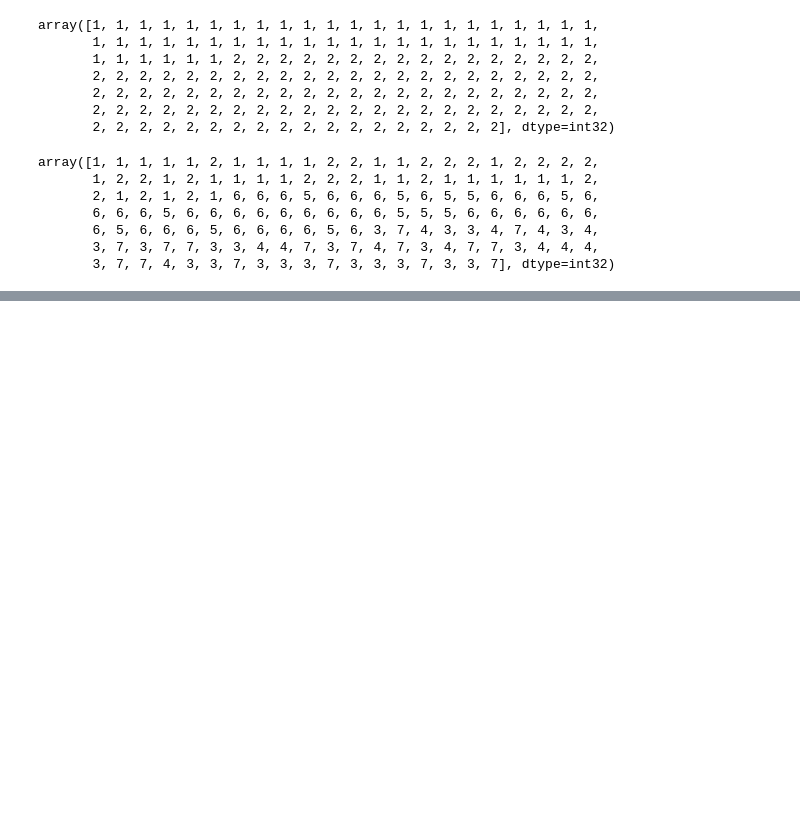
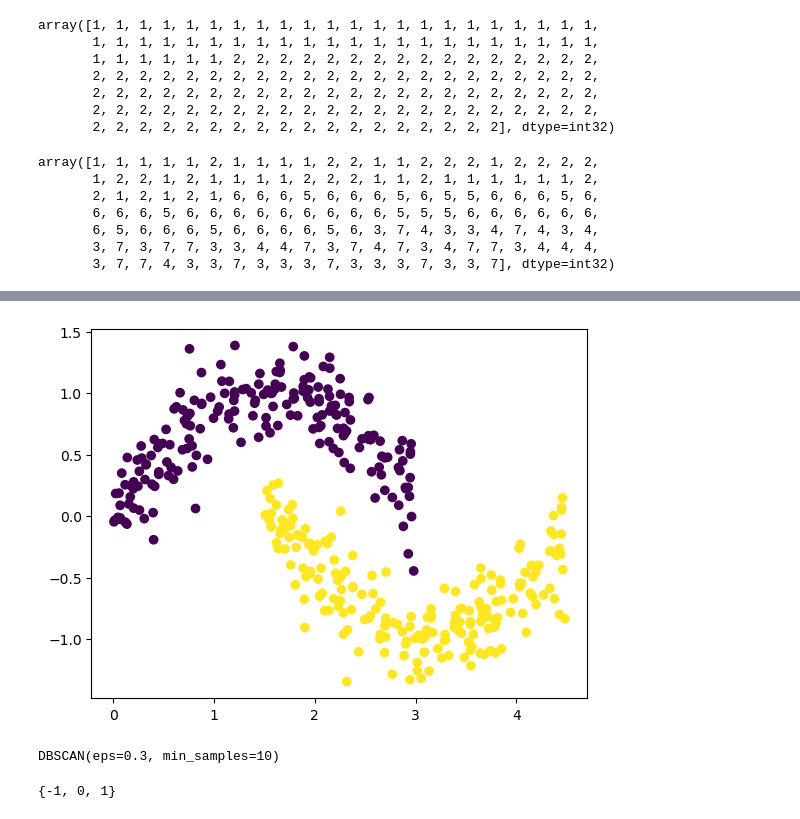
Before and after one commit to yisy0703/ai, a Jupyter notebook: source/13_MachineLearning/2장_군집분석.ipynb, the cells around one changed output, grey strips where cells are left out. Saved outputs shown, nothing was run; the diff lists cells and outputs as text; code cells hidden in the pictures; blank space fills up the shorter version.

```diff
--- a/source/13_MachineLearning/2장_군집분석.ipynb
+++ b/source/13_MachineLearning/2장_군집분석.ipynb
@@ -468,0 +475,31 @@ array([1, 1, 1, 1, 1, 2, 1, 1, 1, 1, 2, 2, 1, 1, 2, 2, 2, 1, 2, 2, 2, 2,
+# %%
+# rand(size) : 균등분포 size개 난수(0<=x<1) 발생
+import matplotlib.pyplot as plt
+import numpy as np
+X1 = np.random.rand(200)*3
+noise = np.random.normal(0, 0.2, X1.shape[0])
+Y1 = np.sin(X1)+noise
+group1 = np.c_[X1, Y1, np.full(X1.shape[0], 0)]
+
+X2 = X1 + 1.5
+Y2 = np.cos(X2)+noise
+group2 = np.c_[X2, Y2, np.full(X2.shape[0], 1)]
+
+data = np.r_[group1, group2]
+plt.scatter(data[:,0], data[:,1], c=data[:,2])
+plt.show()
+# %% [output]
+[figure, added]
+# %%
+from sklearn.cluster import DBSCAN
+# 반경 0.3이내의 포인트들을 같은 그룹으로 묶음
+db_model = DBSCAN(eps=0.3, min_samples=10)
+db_model.fit(data[:, 0:2])
+# %% [output]
+DBSCAN(eps=0.3, min_samples=10)
+# %%
+labels = db_model.labels_
+# labels가 -1은 이상치
+set(labels)
+# %% [output]
+{-1, 0, 1}
```
Also changed, not shown: parts of 28 cells of this notebook.
